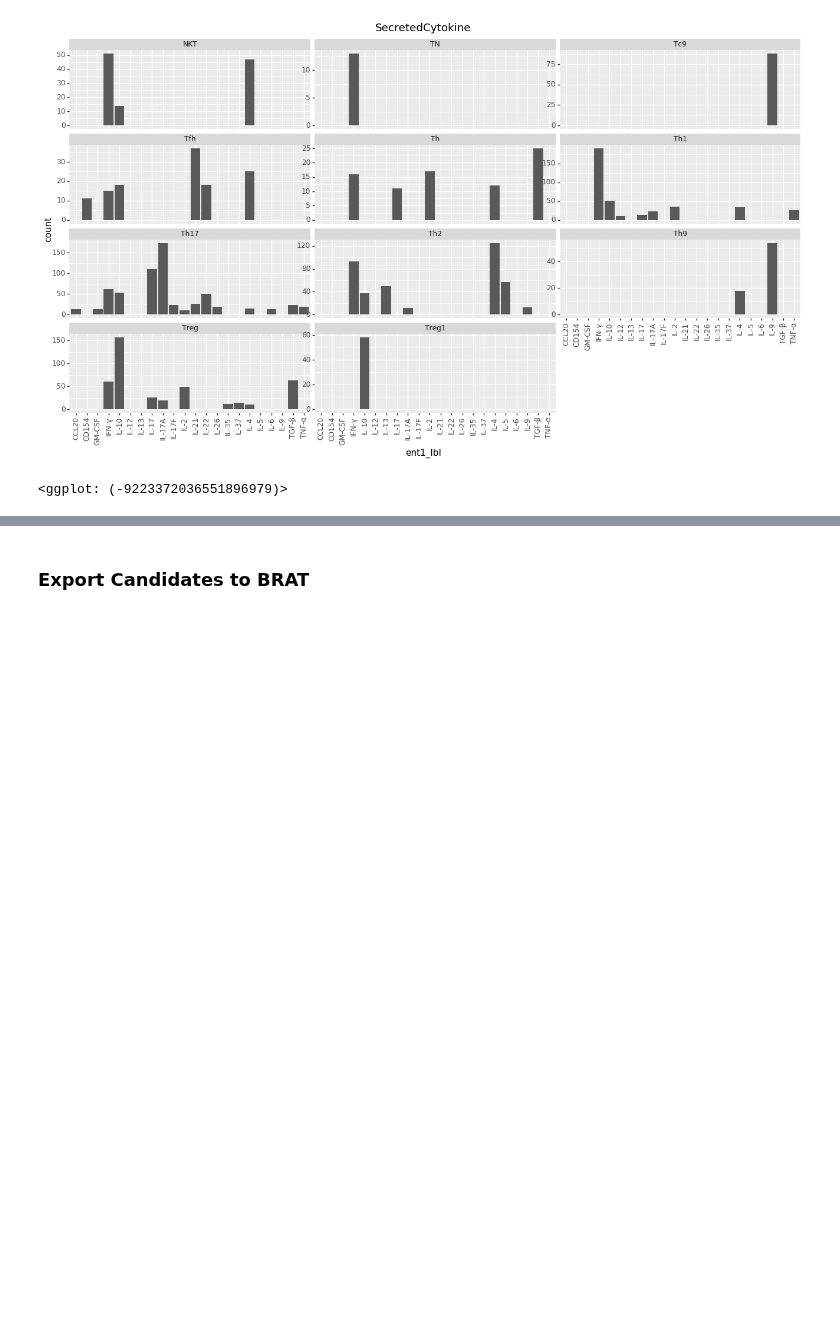
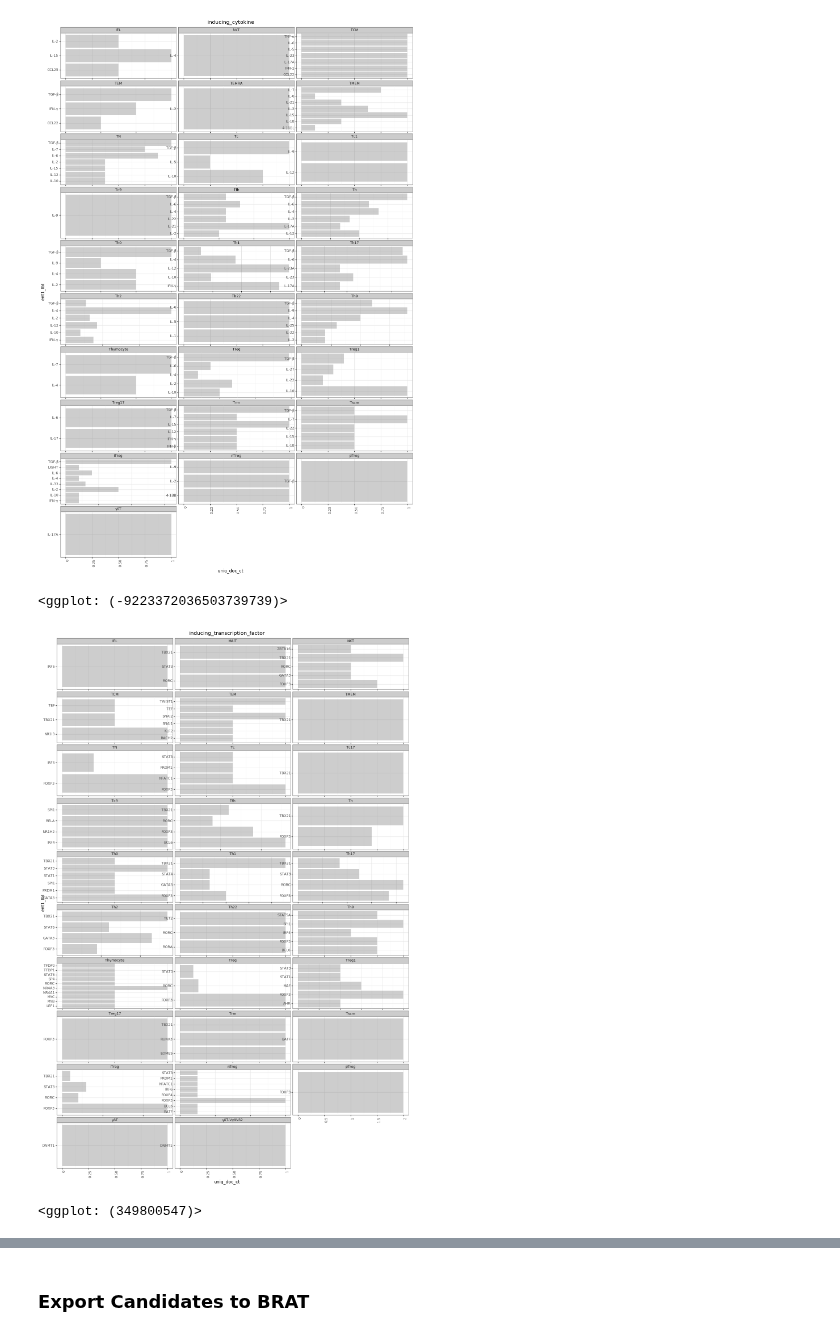
Before and after one commit to hammerlab/t-cell-relation-extraction, a Jupyter notebook: pm_subtype_protein_relations/snorkel/07-analysis.ipynb, the cells around one changed output, grey strips where cells are left out. Cells and saved outputs as stored; diff of their text form; code cells hidden in the pictures; blank space fills up the shorter version.

```diff
--- a/pm_subtype_protein_relations/snorkel/07-analysis.ipynb
+++ b/pm_subtype_protein_relations/snorkel/07-analysis.ipynb
@@ -129,9 +287,8 @@ Name: ent1_lbl, dtype: int64
 # %%
 dfp = (
     df.query('prob > .5')
-    .groupby(['ent2_lbl', 'ent1_lbl'])['prob'].agg(['count', 'mean']).reset_index()
-    .query('count > 10')
-    .groupby('ent2_lbl', group_keys=False).apply(lambda g: g.sort_values('count', ascending=False).head(15))
+    .groupby(['ent2_lbl', 'ent1_lbl', 'type'])['doc_id'].nunique().rename('uniq_doc_ct').reset_index()
+    .groupby('ent2_lbl', group_keys=False).apply(lambda g: g.sort_values('uniq_doc_ct', ascending=False).head(15))
 )
 dfp.head()
 # %% [output]
@@ -143,0 +301,16 @@ dfp.head()
+# %%
+for k, g in dfp.query('uniq_doc_ct >= 3').groupby('type'):
+    p = (
+        pn.ggplot(
+            g.groupby('ent2_lbl').apply(
+                lambda g: g.sort_values('uniq_doc_ct', ascending=False)
+                .assign(rank=np.arange(1, len(g)+1)).head(25)
+            ),
+            pn.aes(x='ent2_lbl', y='ent1_lbl', fill='uniq_doc_ct')
+        ) +
+        pn.geom_tile() +
+        pn.ggtitle(k) +
+        pn.theme_bw() +
+        pn.theme(figure_size=(12, 4))
+    )
+    display(p)
@@ -144,14 +324,20 @@ dfp.head()
 # %%
-(
-    pn.ggplot(dfp, pn.aes(x='ent1_lbl', y='count')) +
-    pn.geom_bar(stat='identity') +
-    pn.facet_wrap('~ ent2_lbl', scales='free_y', ncol=3) +
-    pn.labs(title=candidate_class.name) +
-    pn.theme(
-        axis_text_x = pn.element_text(angle = 90, hjust = .5),
-        figure_size=(16,8)
+for k, g in dfp.groupby('type'):
+    p = (
+        pn.ggplot(g, pn.aes(x='ent1_lbl', y='uniq_doc_ct')) +
+        pn.geom_bar(stat='identity', alpha=.3) +
+        pn.facet_wrap('~ ent2_lbl', scales='free', ncol=3, shrink=False) +
+        pn.labs(title=k) +
+        pn.coord_flip() +
+        pn.theme_bw() +
+        pn.theme(
+            axis_text_x = pn.element_text(angle = 90, hjust = 0),
+            figure_size=(16, 24)
+        )
     )
-)
+    display(p)
 # %% [output]
-[figure, old version]
+[figure, new version]
-<ggplot: (-9223372036551896979)>
+<ggplot: (-9223372036503739739)>
+[figure, added]
+<ggplot: (349800547)>
```
Also changed, not shown: parts of 26 cells of this notebook, 3 other files.
